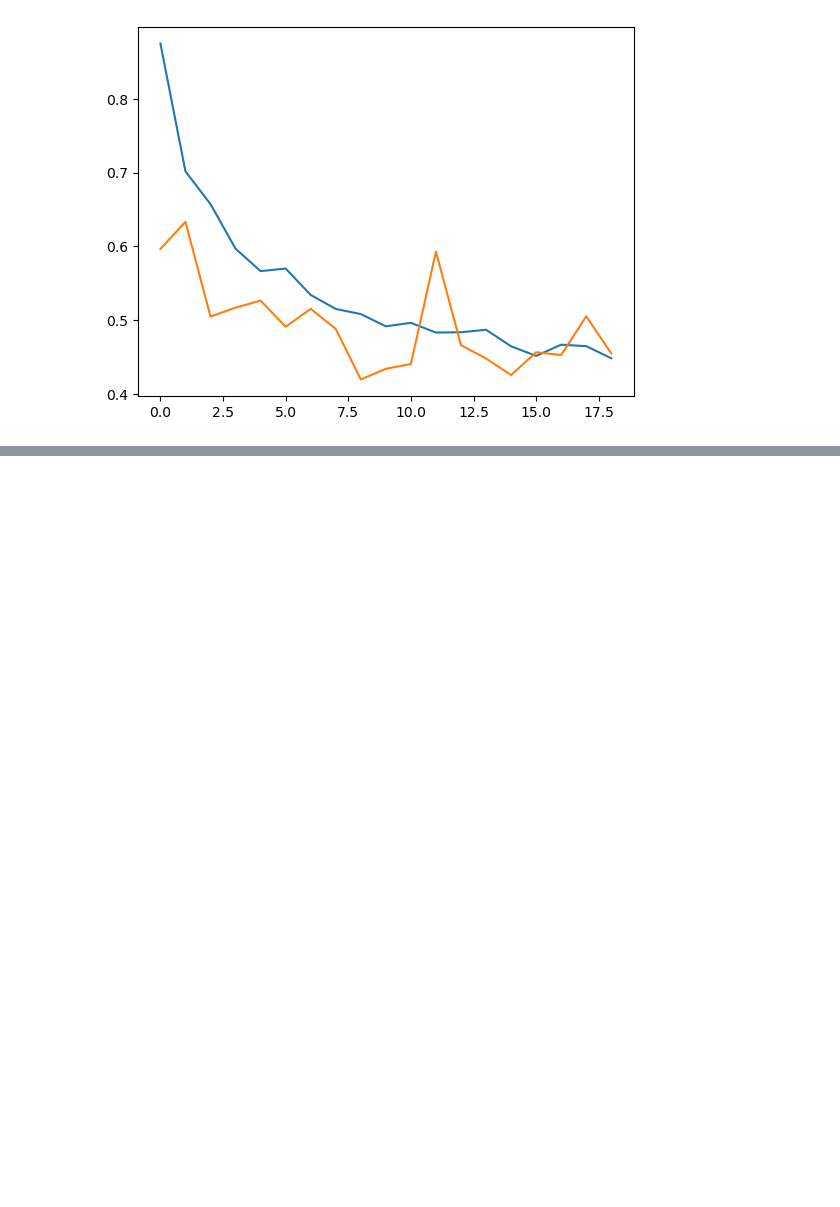
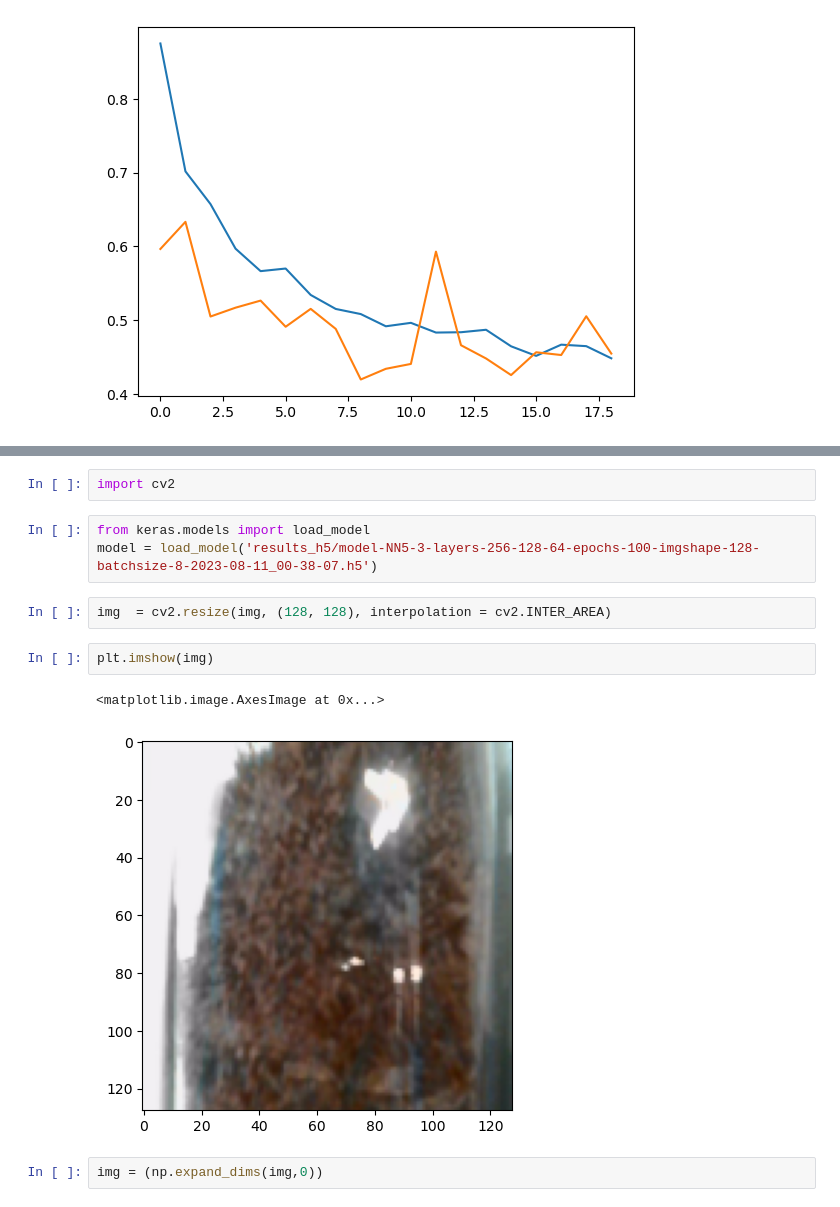
Before and after one commit to giovannav/tcc, a Jupyter notebook: plot_results.ipynb, the cells around one changed output, grey strips where cells are left out. Drawn from its saved outputs; the diff is of its cells as text; blank space fills up the shorter version.

```diff
--- a/plot_results.ipynb
+++ b/plot_results.ipynb
@@ -82,0 +96,14 @@ plt.show()
+# %%
+import cv2
+# %%
+from keras.models import load_model
+model = load_model('results_h5/model-NN5-3-layers-256-128-64-epochs-100-imgshape-128-batchsize-8-2023-08-11_00-38-07.h5')
+# %%
+img  = cv2.resize(img, (128, 128), interpolation = cv2.INTER_AREA)
+# %%
+plt.imshow(img)
+# %% [output]
+<matplotlib.image.AxesImage at 0x...>
+[figure, added]
+# %%
+img = (np.expand_dims(img,0))
```
Also changed, not shown: parts of 6 cells of this notebook.
